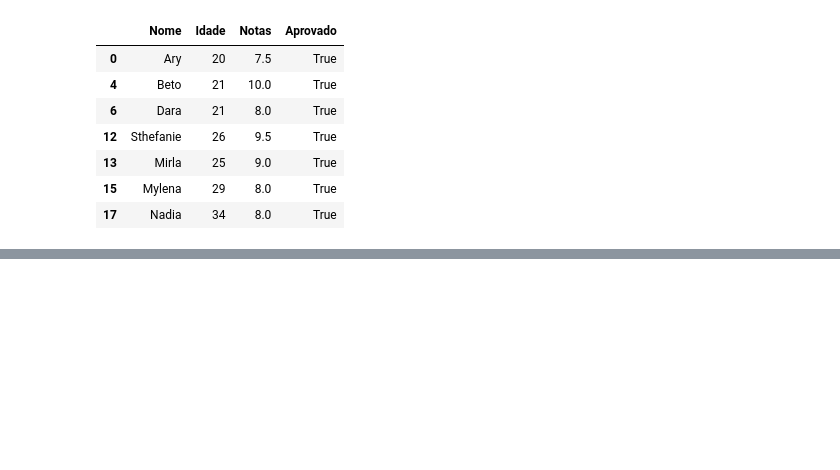
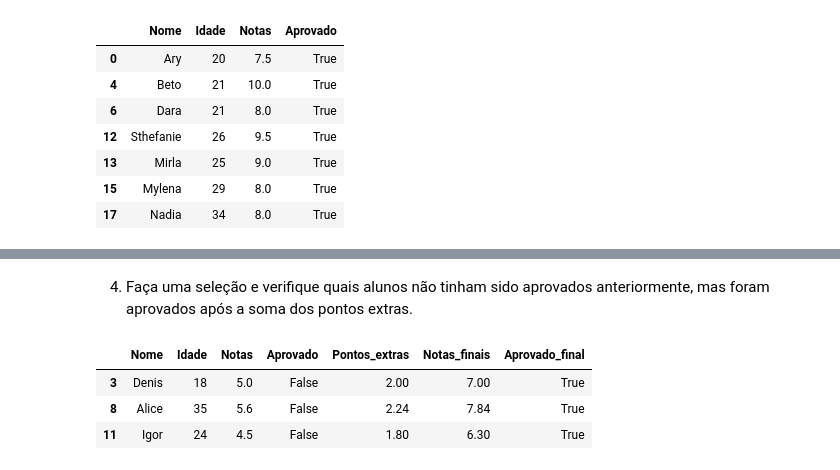
Before and after one commit to ygor-github/curso_conociendo_pandas, a Jupyter notebook: Desafios.ipynb, the cells around one changed output, grey strips where cells are left out. Saved outputs shown, nothing was run; the diff lists cells and outputs as text; code cells hidden in the pictures; blank space fills up the shorter version.

```diff
--- a/Desafios.ipynb
+++ b/Desafios.ipynb
@@ -347,0 +398,9 @@ aprobados_actualizados
+# %% [markdown]
+4) Faça uma seleção e verifique quais alunos não tinham sido aprovados anteriormente, mas foram aprovados após a soma dos pontos extras.
+# %%
+dsf3.query('Aprovado == False & Aprovado_final == True')
+# %% [output]
+|  | Nome | Idade | Notas | Aprovado | Pontos_extras | Notas_finais | Aprovado_final |
+| 3 | Denis | 18 | 5.0 | False | 2.00 | 7.00 | True |
+| 8 | Alice | 35 | 5.6 | False | 2.24 | 7.84 | True |
+| 11 | Igor | 24 | 4.5 | False | 1.80 | 6.30 | True |
```
Also changed, not shown: parts of 10 cells of this notebook.
